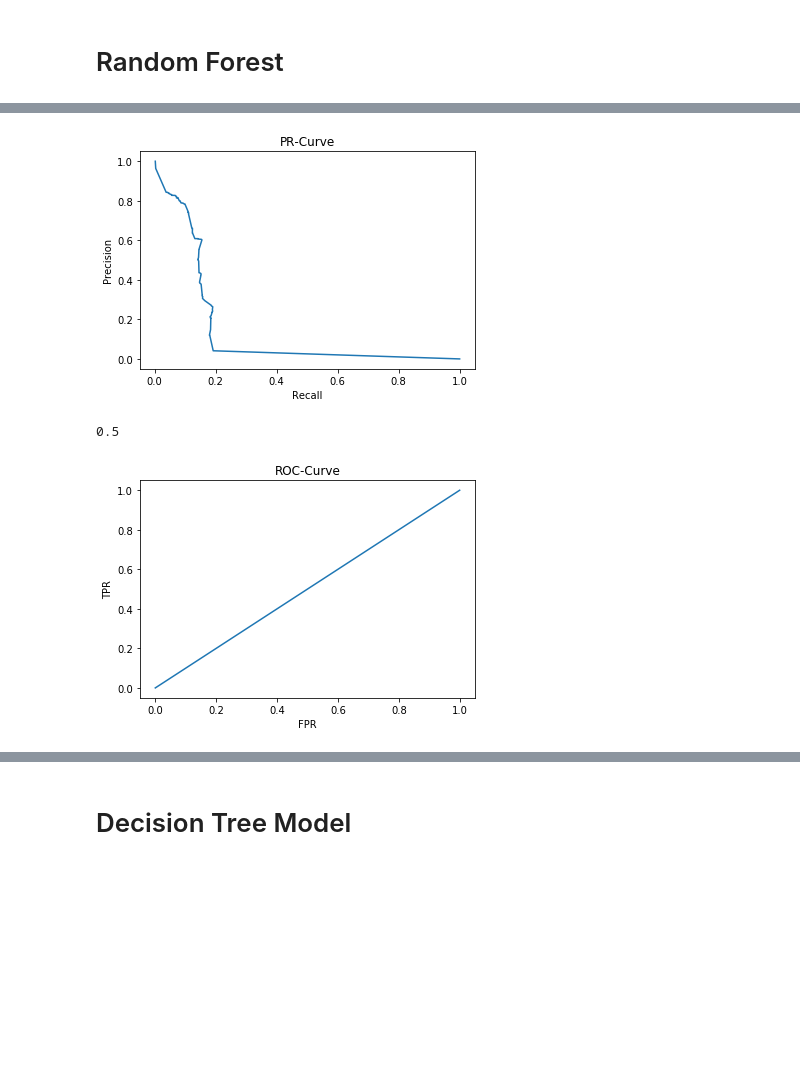
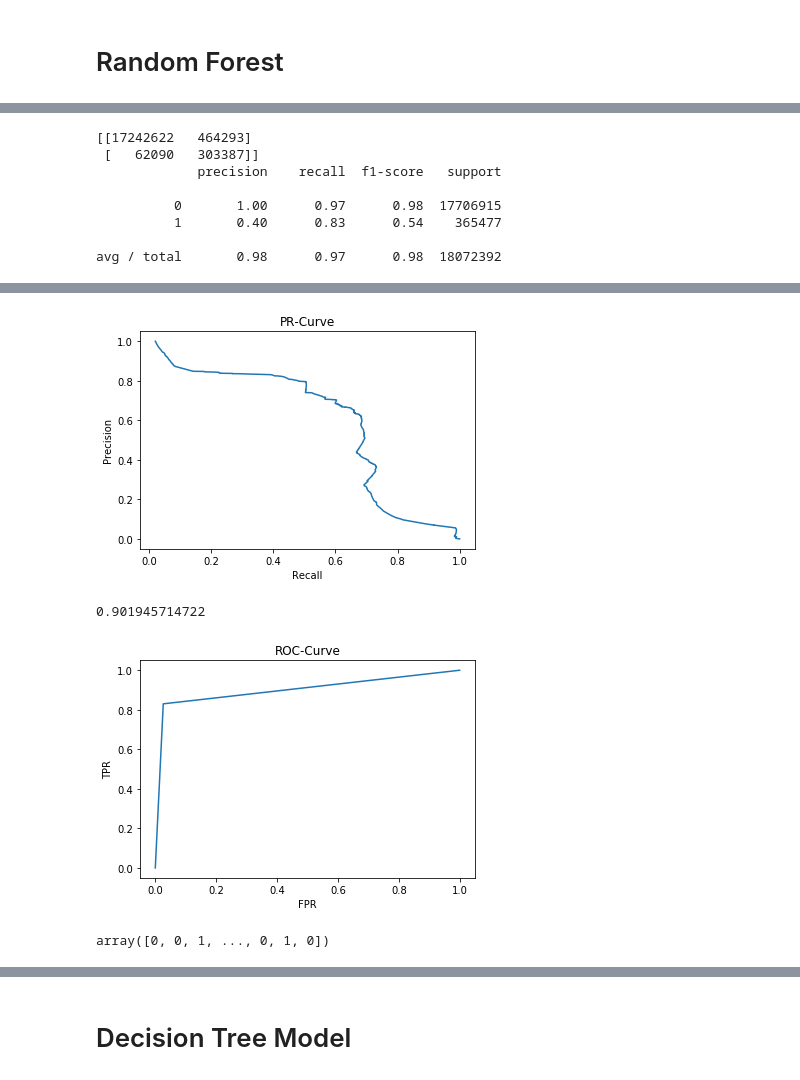
Before and after one commit to prraj67/ad_traffic_fraud, a Jupyter notebook: adtraffic_fraud_20180405.ipynb, the cells around one changed output, grey strips where cells are left out. Drawn from its saved outputs; the diff is of its cells as text; code cells hidden in the pictures; blank space fills up the shorter version.

```diff
--- a/adtraffic_fraud_20180405.ipynb
+++ b/adtraffic_fraud_20180405.ipynb
@@ -950,7 +950,7 @@ plt.show()
 # %% [markdown]
 # Random Forest
 # %%
-rf= RandomForestClassifier(n_jobs=-1,random_state=0,verbose=1,n_estimators=25,max_depth=4)
+rf= RandomForestClassifier(n_jobs=-1,random_state=0,verbose=1,n_estimators=100,max_depth=4)
 # %%
 X_train.shape,y_train.shape
 # %% [output]
@@ -982,4 +969,13 @@ avg / total       1.00      1.00      1.00 147923112
 # %%
+y_train_pred_prob=rf.predict_proba(X_train)
+y_train_pred=y_train_pred_prob[:,1]>0.03
+#y_test_pred=log.predict(X_test)
+confusion_matrix_train=confusion_matrix(y_train,y_train_pred)
+print(confusion_matrix_train)
+print(metrics.classification_report(y_train,y_train_pred))
+
+
+
 y_train_pred_prob=rf.predict_proba(X_train)
 prec,rec,thres=metrics.precision_recall_curve(y_train,y_train_pred_prob[:,1])
 plt.plot(prec,rec)
@@ -999,0 +996,8 @@ plt.show()
+[[17242622   464293]
+ [   62090   303387]]
+             precision    recall  f1-score   support
+
+          0       1.00      0.97      0.98  17706915
+          1       0.40      0.83      0.54    365477
+
+avg / total       0.98      0.97      0.98  18072392
@@ -1000,3 +1006,3 @@ plt.show()
-[figure, old version]
+[figure, new version]
-0.5
+0.901945714722
-[figure, old version]
+[figure, new version]
@@ -1002,0 +1018,4 @@ plt.show()
+# %%
+(y_train_pred_prob>0.02).astype('int')
+# %% [output]
+array([0, 0, 1, ..., 0, 1, 0])
```
Also changed, not shown: parts of 44 cells of this notebook.
